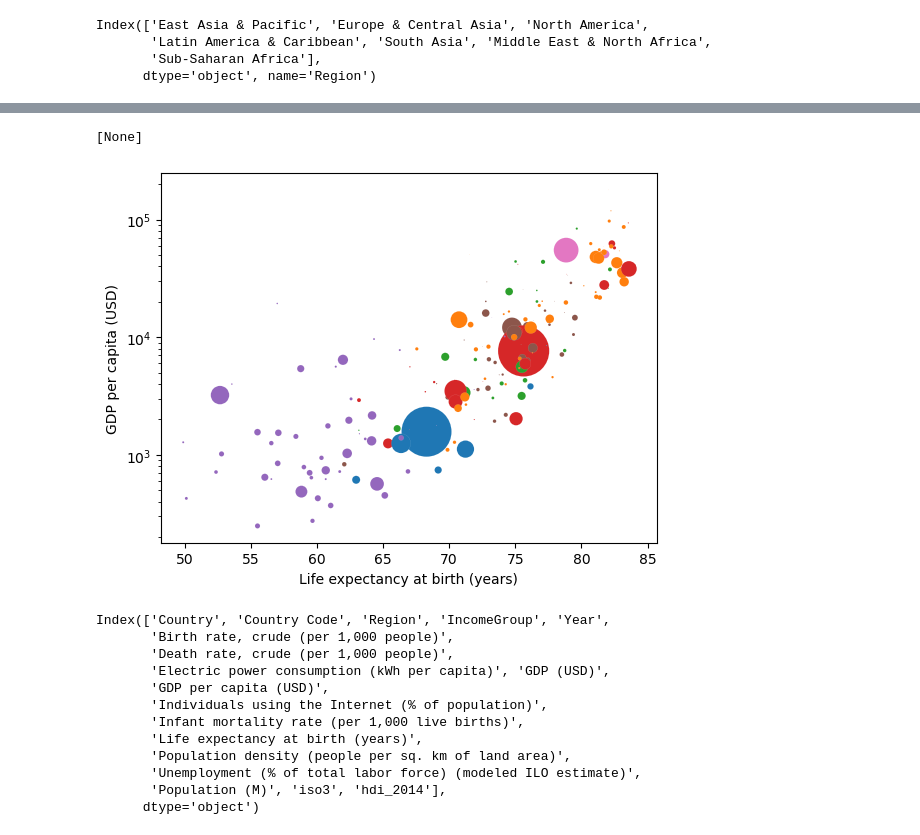
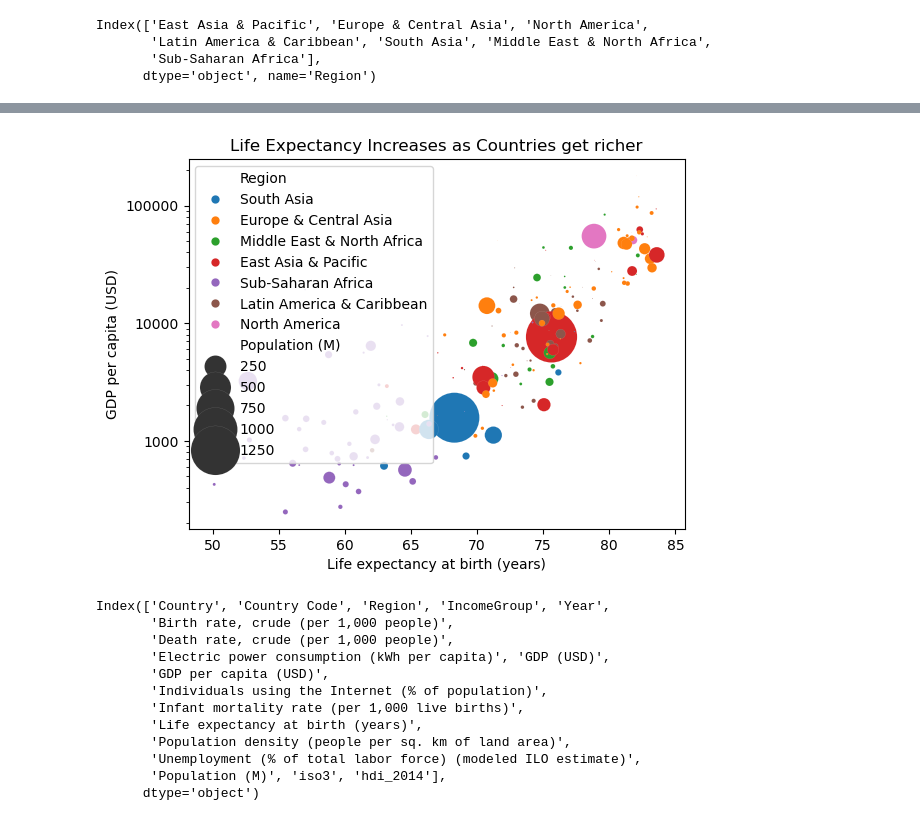
Before and after one commit to bielng/world-economic-report-Dashboard, a Jupyter notebook: main.ipynb, the cells around one changed output, grey strips where cells are left out. Cells and saved outputs as stored; diff of their text form; code cells hidden in the pictures.

```diff
--- a/main.ipynb
+++ b/main.ipynb
@@ -298,19 +298,24 @@ plt.show()
 # %%
+import matplotlib.ticker as mticker
+
+fig, ax = plt.subplots()
+
 minsize = min(wb_hdi_2014['Population (M)'])
 maxsize = max(wb_hdi_2014['Population (M)'])
 
 sns.scatterplot(
     data=wb_hdi_2014,
     x="Life expectancy at birth (years)",
     y="GDP per capita (USD)",
     size="Population (M)",
     sizes=(minsize, maxsize),
     hue="Region",
-    legend=False
-).set(yscale="log")
+    # legend="False"
+).set(title="Life Expectancy Increases as Countries get richer",yscale="log")
+
+ax.yaxis.set_major_formatter(mticker.ScalarFormatter())
 # %% [output]
-[None]
-[figure, old version]
+[figure, new version]
 # %%
 wb_hdi_2014.columns = wb_hdi_2014.columns.str.strip()
 wb_hdi_2014.columns
```
Also changed, not shown: parts of 3 cells of this notebook.
